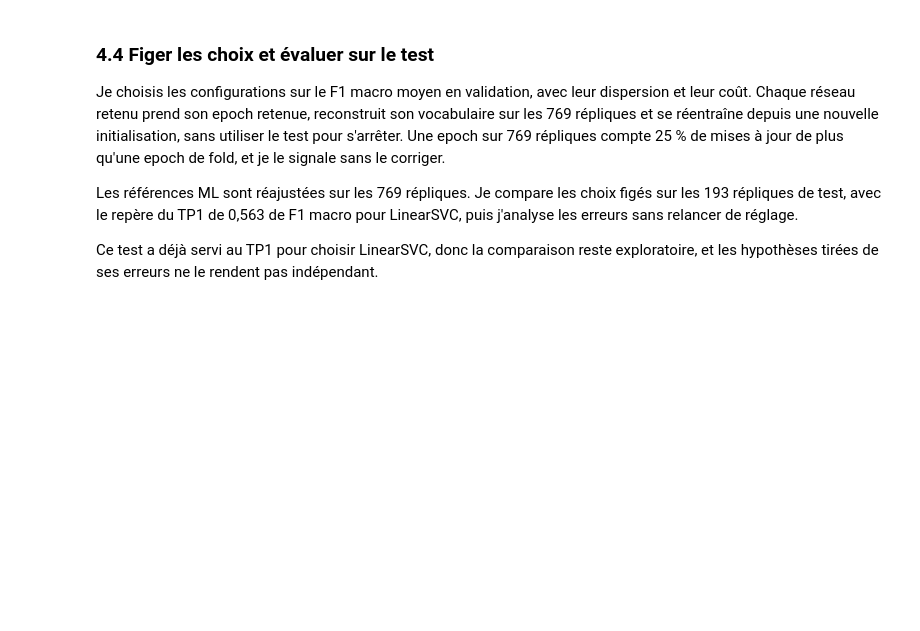
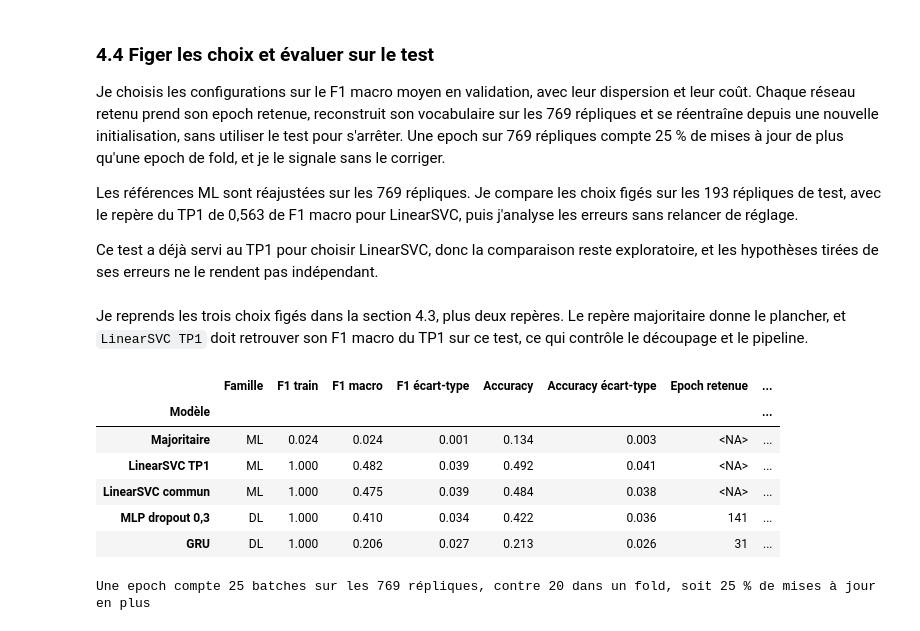
Before and after one commit to mcrayssac/ING3_IAA_GB_NLP, a Jupyter notebook: TP2_NLP_deep_learning.ipynb, the cells around one changed output. Saved outputs shown, nothing was run; the diff lists cells and outputs as text; code cells hidden in the pictures; blank space fills up the shorter version.

```diff
--- a/TP2_NLP_deep_learning.ipynb
+++ b/TP2_NLP_deep_learning.ipynb
@@ -2245,12 +2245,12 @@ from sklearn.metrics import confusion_matrix, precision_recall_fscore_support
 MODELES_CLASSES = ['LinearSVC commun', 'MLP', 'LSTM', 'GRU']
 
 
-def metriques_par_classe(nom: str) -> pd.DataFrame:
-    """Précision, rappel et F1 de chaque locuteur sur les 769 répliques, moyennés sur les seeds."""
+def metriques_par_classe(nom: str, source=jeux_predictions, vrais=y_train) -> pd.DataFrame:
+    """Précision, rappel et F1 de chaque locuteur, moyennés sur les seeds."""
     tables = []
-    for jeu in jeux_predictions(nom):
+    for jeu in source(nom):
         precision, rappel, f1, _ = precision_recall_fscore_support(
-            y_train, jeu, labels=CLASSES, zero_division=0)
+            vrais, jeu, labels=CLASSES, zero_division=0)
         tables.append(pd.DataFrame({'Précision': precision, 'Rappel': rappel, 'F1': f1},
                                    index=CLASSES))
     return sum(tables) / len(tables)
@@ -2298,9 +2298,9 @@ Je termine par les matrices de confusion de `LinearSVC commun`, du MLP et du GRU
 MODELES_MATRICES = ['LinearSVC commun', 'MLP', 'GRU']
 
 
-def matrice_confusion(nom: str) -> pd.DataFrame:
-    """Effectifs réel × prédit sur les 769 répliques, sommés sur les seeds d'un réseau."""
-    effectifs = sum(confusion_matrix(y_train, jeu, labels=CLASSES) for jeu in jeux_predictions(nom))
+def matrice_confusion(nom: str, source=jeux_predictions, vrais=y_train) -> pd.DataFrame:
+    """Effectifs réel × prédit, sommés sur les seeds d'un réseau."""
+    effectifs = sum(confusion_matrix(vrais, jeu, labels=CLASSES) for jeu in source(nom))
     return pd.DataFrame(effectifs, index=CLASSES, columns=CLASSES)
 
 
@@ -3118,8 +3126,33 @@ Je choisis les configurations sur le F1 macro moyen en validation, avec leur dis
 Les références ML sont réajustées sur les 769 répliques. Je compare les choix figés sur les 193 répliques de test, avec le repère du TP1 de 0,563 de F1 macro pour LinearSVC, puis j'analyse les erreurs sans relancer de réglage.
 
 Ce test a déjà servi au TP1 pour choisir LinearSVC, donc la comparaison reste exploratoire, et les hypothèses tirées de ses erreurs ne le rendent pas indépendant.
+# %% [markdown]
+Je reprends les trois choix figés dans la section 4.3, plus deux repères. Le repère majoritaire donne le plancher, et `LinearSVC TP1` doit retrouver son F1 macro du TP1 sur ce test, ce qui contrôle le découpage et le pipeline.
 # %%
-# TODO : figer les configurations et l'epoch retenue ; reconstruire vocabulaires et modèles sur les
-#   769 répliques.
-# TODO : évaluer les choix figés sur les 193 répliques réservées et conserver leurs prédictions.
-# TODO : comparer scores, matrices de confusion commentées, erreurs et coût dans un tableau final.
+# Les cinq modèles figés pour le test : constructeur et, pour un réseau, réglages de validation.
+FIGES = {
+    'Majoritaire': {'construire': lambda: DummyClassifier(strategy='most_frequent')},
+    'LinearSVC TP1': {'construire': partial(construire_svc, 'TP1')},
+    'LinearSVC commun': {'construire': partial(construire_svc, 'commun')},
+    'MLP dropout 0,3': {'construire': MoyenneMLP,
+                        'reglages': dict(REGLAGES_REGULARISES, dropout=0.3)},
+    'GRU': {'construire': GRU, 'reglages': REGLAGES},
+}
+
+# Bilan de validation des modèles figés, puis taille d'une epoch sur les 769 répliques
+display(pd.DataFrame([ligne_bilan(nom) for nom in FIGES]).set_index('Modèle')
+        .astype({'Epoch retenue': 'Int64', 'Paramètres (fold 1)': 'Int64'}).round(3))
+batches_fold = math.ceil(len(folds[0]['train']) / REGLAGES['taille_batch'])
+batches_final = math.ceil(len(X_train) / REGLAGES['taille_batch'])
+print(f'Une epoch compte {batches_final} batches sur les 769 répliques, contre {batches_fold} '
+      f'dans un fold, soit {pourcentage(batches_final - batches_fold, batches_fold):.0f} % '
+      f'de mises à jour en plus')
+# %% [output]
+|  | Famille | F1 train | F1 macro | F1 écart-type | Accuracy | Accuracy écart-type | Epoch retenue | ... |
+| Modèle |  |  |  |  |  |  |  | ... |
+| Majoritaire | ML | 0.024 | 0.024 | 0.001 | 0.134 | 0.003 | <NA> | ... |
+| LinearSVC TP1 | ML | 1.000 | 0.482 | 0.039 | 0.492 | 0.041 | <NA> | ... |
+| LinearSVC commun | ML | 1.000 | 0.475 | 0.039 | 0.484 | 0.038 | <NA> | ... |
+| MLP dropout 0,3 | DL | 1.000 | 0.410 | 0.034 | 0.422 | 0.036 | 141 | ... |
+| GRU | DL | 1.000 | 0.206 | 0.027 | 0.213 | 0.026 | 31 | ... |
+Une epoch compte 25 batches sur les 769 répliques, contre 20 dans un fold, soit 25 % de mises à jour en plus
```
Also changed, not shown: parts of 31 cells of this notebook.
